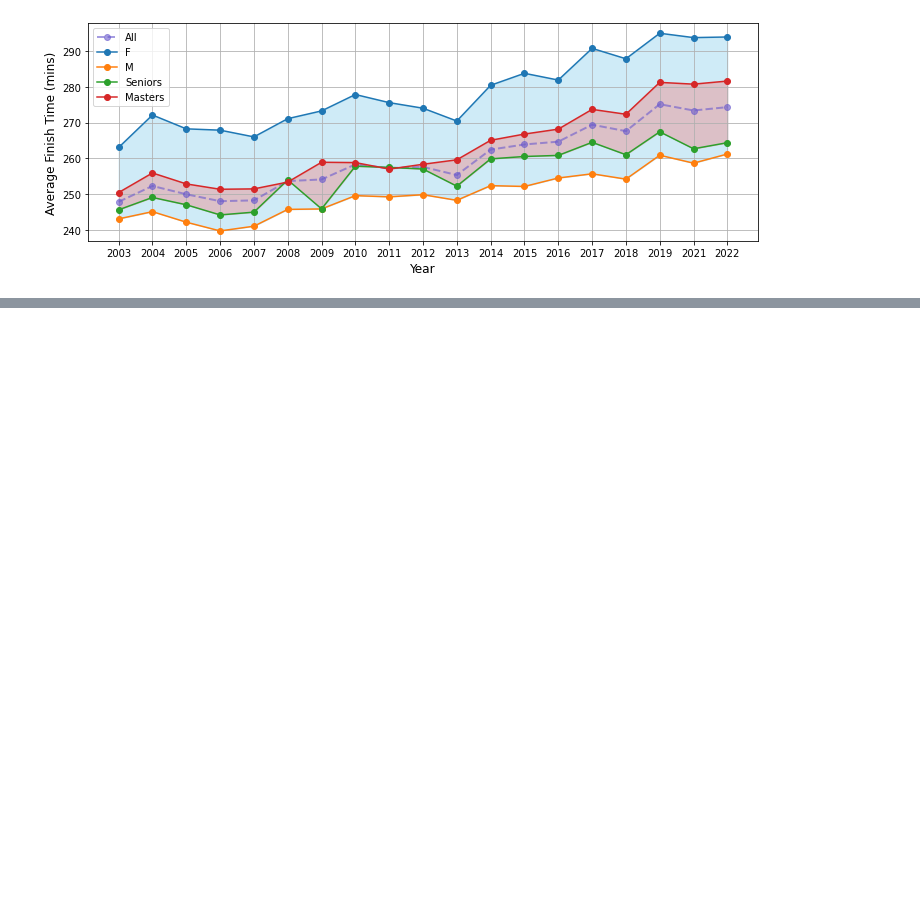
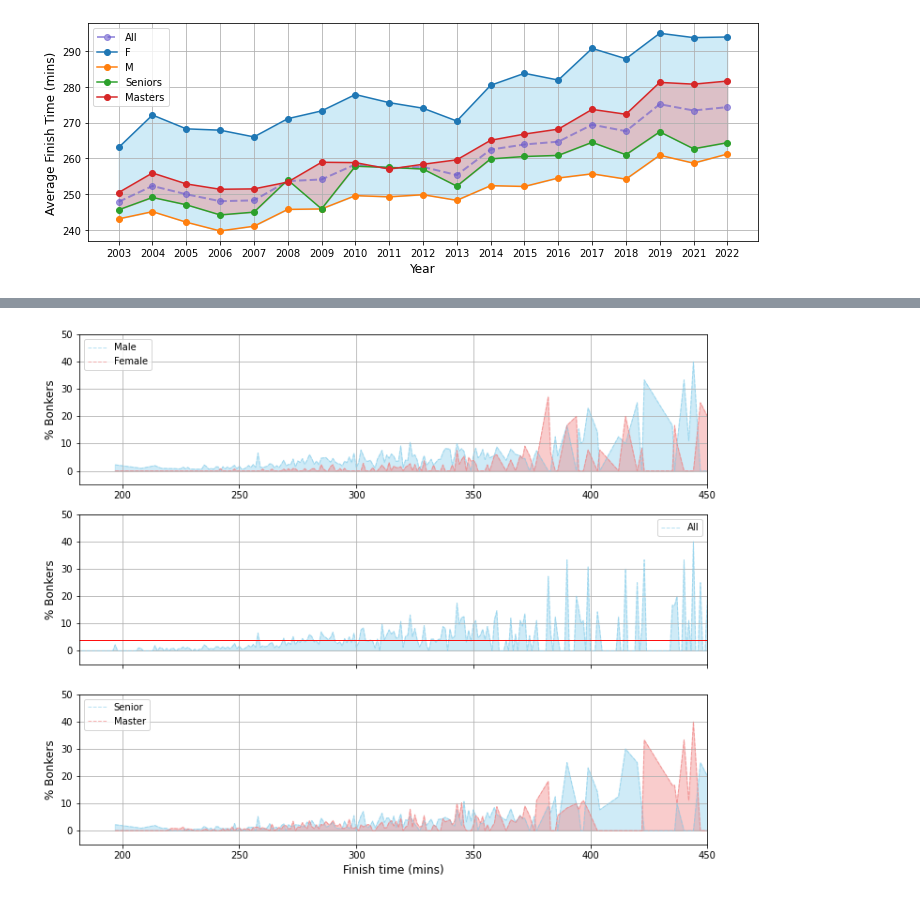
Before and after one commit to corriporai/runpandas, a Jupyter notebook: examples/race_results.ipynb, the cells around one changed output, grey strips where cells are left out. Saved outputs shown, nothing was run; the diff lists cells and outputs as text; code cells hidden in the pictures; blank space fills up the shorter version.

Commit message:
DOC: Added Marathon Analysis example notebook

```diff
--- a/examples/race_results.ipynb
+++ b/examples/race_results.ipynb
@@ -481,0 +685,79 @@ It is also interesting to note how gender has a much greater influence on finish
+# %%
+#computer the percentage of participants who hit the wall in the second-half of the race.
+agg_time_bonker = lochness_data_full.groupby(["nettime_minutes", 'hit_the_wall']).agg({'position': ["count"]}).unstack(fill_value=0).stack()
+agg_time_bonker = agg_time_bonker.groupby(level=0).apply(lambda x:100 * x / float(x.sum())).reset_index()
+
+agg_time_bonker = agg_time_bonker[agg_time_bonker.hit_the_wall == 'bonker']
+#compute the average proportion of bonkers who hit the wall across all marathons
+agg_time_bonker['average'] = agg_time_bonker['position']['count'].mean()
+
+
+#compute the percentage of males vs females who hit the wall in the second-half of the race.
+agg_time_bonker_gender = lochness_data_full.groupby(["nettime_minutes", 'hit_the_wall', 'gender']).agg({'position': ["count"]}).unstack(fill_value=0).stack()
+agg_time_bonker_gender = agg_time_bonker_gender.groupby(level=0).apply(lambda x:100 * x / float(x.sum())).reset_index()
+agg_time_bonker_gender = agg_time_bonker_gender[agg_time_bonker_gender.hit_the_wall == 'bonker']
+
+#compute the percentage of seniors vs masters who hit the wall in the second-half of the race.
+agg_time_bonker_age_category = lochness_data_full.groupby(["nettime_minutes", 'hit_the_wall', 'age_category']).agg({'position': ["count"]}).unstack(fill_value=0).stack()
+agg_time_bonker_age_category = agg_time_bonker_age_category.groupby(level=0).apply(lambda x:100 * x / float(x.sum())).reset_index()
+agg_time_bonker_age_category = agg_time_bonker_age_category[agg_time_bonker_age_category.hit_the_wall == 'bonker']
+# %%
+f = plt.figure(figsize=(12,10))
+ax1 = f.add_subplot(311)
+ax1.fill_between(agg_time_bonker_gender[agg_time_bonker_gender['gender'] == 'M'].nettime_minutes,
+   agg_time_bonker_gender[agg_time_bonker_gender['gender'] == 'M']['position']['count'],
+                 color="skyblue", alpha=0.4)
+ax1.plot(agg_time_bonker_gender[agg_time_bonker_gender['gender'] == 'M'].nettime_minutes,
+   agg_time_bonker_gender[agg_time_bonker_gender['gender'] == 'M']['position']['count'], color="skyblue",
+         alpha=0.6, linewidth=1, linestyle='dashed', label='Male')
+
+ax1.fill_between(agg_time_bonker_gender[agg_time_bonker_gender['gender'] == 'F'].nettime_minutes,
+   agg_time_bonker_gender[agg_time_bonker_gender['gender'] == 'F']['position']['count'],
+                 color="lightcoral", alpha=0.4)
+ax1.plot(agg_time_bonker_gender[agg_time_bonker_gender['gender'] == 'F'].nettime_minutes,
+   agg_time_bonker_gender[agg_time_bonker_gender['gender'] == 'F']['position']['count'], color="lightcoral",
+         alpha=0.6, linewidth=1, linestyle='dashed', label='Female')
+ax1.set_ylabel('% Bonkers', size=12)
+ax1.set_xlim(right=450)
+ax1.set_ylim(top=50)
+ax1.grid()
+ax1.legend(loc=0)
+
+ax2 = f.add_subplot(312, sharex=ax1)
+ax2.fill_between(agg_time_bonker.nettime_minutes,
+   agg_time_bonker['position']['count'],
+                 color="skyblue", alpha=0.4)
+ax2.plot(agg_time_bonker.nettime_minutes, agg_time_bonker['position']['count'], color="skyblue",
+         alpha=0.6, linewidth=1, linestyle='dashed', label='All')
+ax2.plot(agg_time_bonker.nettime_minutes, agg_time_bonker['average'], color='red', linewidth=1)
+plt.setp(ax2.get_xticklabels(), visible=False)
+ax2.set_ylabel('% Bonkers', size=12)
+ax2.set_ylim(top=50)
+ax2.grid()
+ax2.set_xlim(right=450)
+ax2.legend(loc=0)
+
+
+ax3 = f.add_subplot(313, sharex=ax1, sharey=ax1)
+ax3.fill_between(agg_time_bonker_age_category[agg_time_bonker_age_category['age_category']== 'Senior'].nettime_minutes,
+   agg_time_bonker_age_category[agg_time_bonker_age_category['age_category']== 'Senior']['position']['count'],
+                 color="skyblue", alpha=0.4)
+ax3.plot(agg_time_bonker_age_category[agg_time_bonker_age_category['age_category']== 'Senior'].nettime_minutes,
+   agg_time_bonker_age_category[agg_time_bonker_age_category['age_category']== 'Senior']['position']['count'], color="skyblue",
+         alpha=0.6, linewidth=1, linestyle='dashed', label='Senior')
+ax3.fill_between(agg_time_bonker_age_category[agg_time_bonker_age_category['age_category']== 'Master'].nettime_minutes,
+   agg_time_bonker_age_category[agg_time_bonker_age_category['age_category']== 'Master']['position']['count'],
+                 color="lightcoral", alpha=0.4)
+ax3.plot(agg_time_bonker_age_category[agg_time_bonker_age_category['age_category']== 'Master'].nettime_minutes,
+   agg_time_bonker_age_category[agg_time_bonker_age_category['age_category']== 'Master']['position']['count'], color="lightcoral",
+         alpha=0.6, linewidth=1, linestyle='dashed', label='Master')
+ax3.set_ylabel('% Bonkers', size=12)
+ax3.grid()
+ax3.set_xlim(right=450)
+ax3.set_ylim(top=50)
+ax3.legend(loc=0)
+ax3.set_xlabel('Finish time (mins)', size=12)
+
+plt.show()
+# %% [output]
+[figure, added]
```
Also changed, not shown: parts of 25 cells of this notebook.
